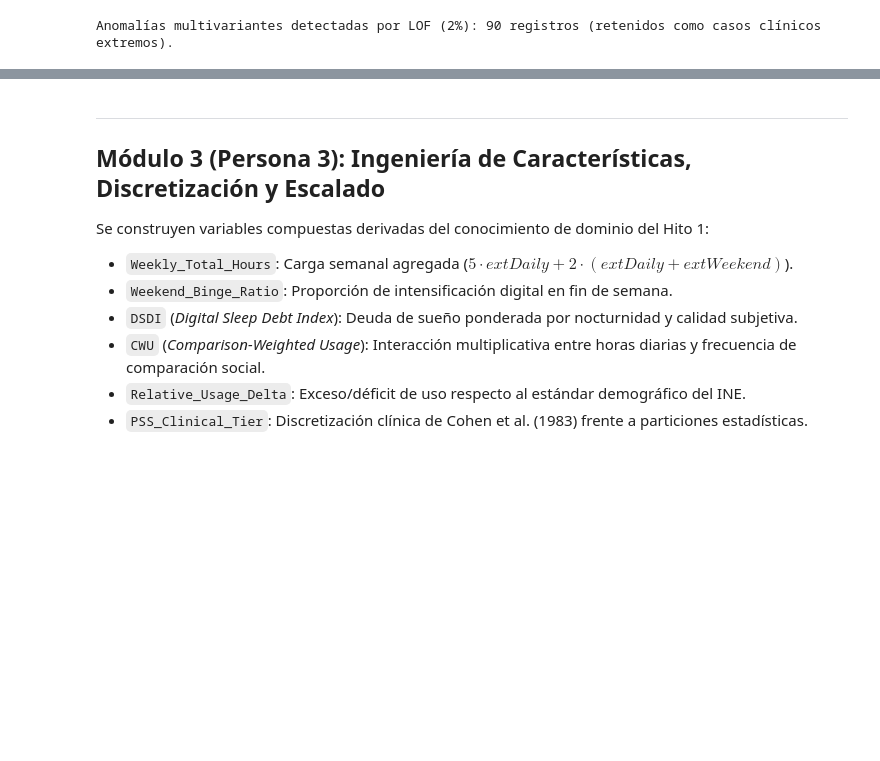
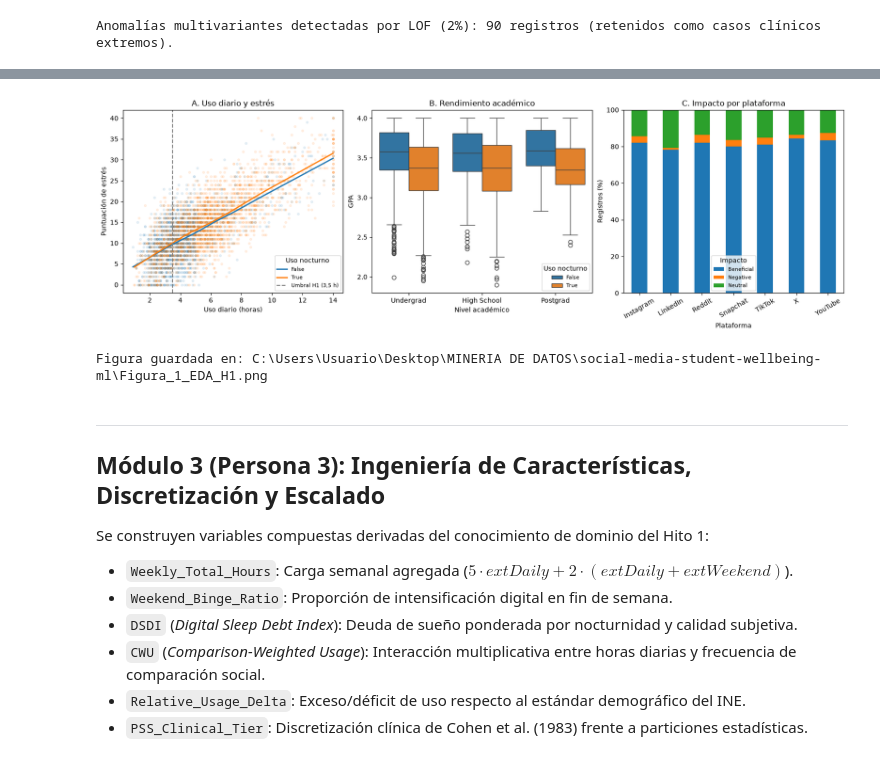
Before and after one commit to Javier-Herreros-Pinilla/social-media-student-wellbeing-ml, a Jupyter notebook: Entrega_2_Pipeline_KDD_EDA_Preproceso.ipynb, the cells around one changed output, grey strips where cells are left out. Saved outputs shown, nothing was run; the diff lists cells and outputs as text; code cells hidden in the pictures; blank space fills up the shorter version.

Commit message:
Completo el módulo 2 de calidad de datos y análisis exploratorio

```diff
--- a/Entrega_2_Pipeline_KDD_EDA_Preproceso.ipynb
+++ b/Entrega_2_Pipeline_KDD_EDA_Preproceso.ipynb
@@ -184,0 +281,18 @@ Se audita la integridad física del conjunto de datos y se contrasta la **Hipót
+# %%
+from sklearn.neighbors import LocalOutlierFactor
+from sklearn.preprocessing import StandardScaler
+
+# Usamos las mismas seis variables que en el IQR.
+datos_lof = df_base[variables].dropna()
+datos_escalados = StandardScaler().fit_transform(datos_lof)
+
+modelo_lof = LocalOutlierFactor(n_neighbors=20, contamination=0.02)
+etiquetas = modelo_lof.fit_predict(datos_escalados)
+
+# 1 = atípico, 0 = habitual, <NA> = registro sin evaluar
+df_base["LOF_Outlier_Flag"] = pd.Series(pd.NA, index=df_base.index, dtype="Int64")
+df_base.loc[datos_lof.index, "LOF_Outlier_Flag"] = (etiquetas == -1).astype(int)
+
+print("Registros evaluados:", len(datos_lof))
+print("Registros sin evaluar:", df_base["LOF_Outlier_Flag"].isna().sum())
+print("Registros marcados como atípicos:", (etiquetas == -1).sum())
@@ -247,3 +339,52 @@ plt.show()
+# %%
+import matplotlib.pyplot as plt
+import seaborn as sns
+
+fig, ejes = plt.subplots(1, 3, figsize=(16, 5), layout="constrained")
+
+# A. Uso diario y estrés, con una curva LOWESS por grupo de uso nocturno
+for grupo, datos in df_base.groupby("Late_Night_Usage"):
+    sns.regplot(
+        data=datos,
+        x="Daily_Usage_Hours",
+        y="Perceived_Stress_Score",
+        lowess=True,
+        scatter_kws={"alpha": 0.10, "s": 10},
+        line_kws={"label": str(grupo), "linewidth": 2},
+        ax=ejes[0],
+    )
+
+ejes[0].axvline(3.5, color="gray", linestyle="--", label="Umbral H1 (3,5 h)")
+ejes[0].set(title="A. Uso diario y estrés", xlabel="Uso diario (horas)",
+            ylabel="Puntuación de estrés")
+ejes[0].legend(title="Uso nocturno", fontsize=8)
+
+# B. Distribución del rendimiento académico
+sns.boxplot(
+    data=df_base,
+    x="Academic_Level",
+    y="Academic_Performance_GPA",
+    hue="Late_Night_Usage",
+    ax=ejes[1],
+)
+ejes[1].set(title="B. Rendimiento académico", xlabel="Nivel académico", ylabel="GPA")
+ejes[1].legend(title="Uso nocturno", fontsize=8)
+
+# C. Porcentaje de cada categoría de impacto dentro de cada plataforma
+impacto = pd.crosstab(df_base["Primary_Platform"], df_base["Overall_Impact"],
+                      normalize="index") * 100
+impacto.plot.bar(stacked=True, ax=ejes[2], rot=30)
+ejes[2].set(title="C. Impacto por plataforma", xlabel="Plataforma",
+            ylabel="Registros (%)", ylim=(0, 100))
+ejes[2].legend(title="Impacto", fontsize=8)
+
+ruta_figura = Path("Figura_1_EDA_H1.png")
+fig.savefig(ruta_figura, dpi=300, bbox_inches="tight")
+plt.show()
+print("Figura guardada en:", ruta_figura.resolve())
+# %% [output]
+[figure, added]
+Figura guardada en: C:\Users\Usuario\Desktop\MINERIA DE DATOS\social-media-student-wellbeing-ml\Figura_1_EDA_H1.png
 # %% [markdown]
 ---
 ## Módulo 3 (Persona 3): Ingeniería de Características, Discretización y Escalado
```
Also changed, not shown: parts of 5 cells of this notebook, 3 other files.
